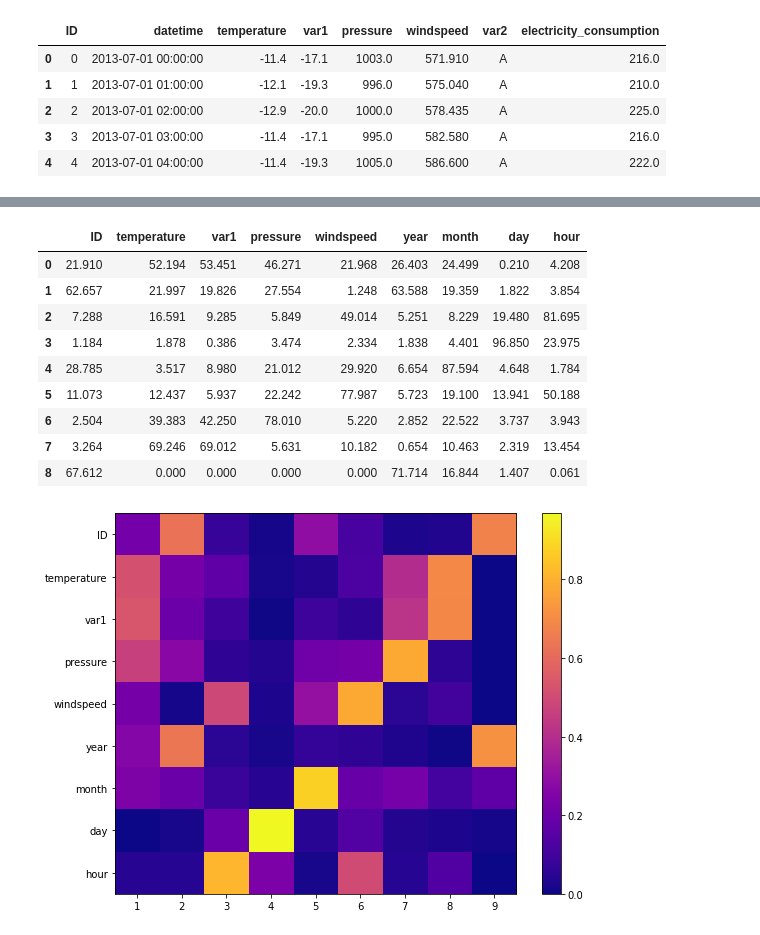
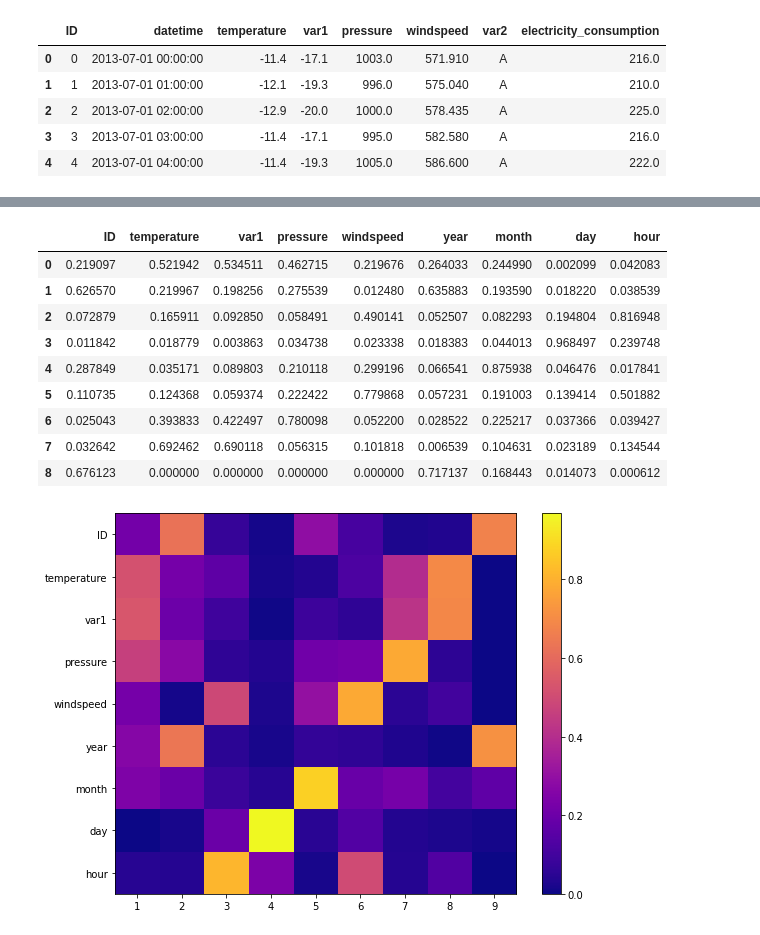
Before and after one commit to Gegori1/analisis-estadistico-multivariado, a Jupyter notebook: practica_4/PCA_energyforecast.ipynb, the cells around one changed output, grey strips where cells are left out. Drawn from its saved outputs; the diff is of its cells as text; code cells hidden in the pictures.

```diff
--- a/practica_4/PCA_energyforecast.ipynb
+++ b/practica_4/PCA_energyforecast.ipynb
@@ -22,2 +11,3 @@ import seaborn as sns
 # %%
-data = pd.read_csv("train.csv")
+# cargar datos
+data = pd.read_csv("energy_forecasting.csv")
@@ -150,14 +98,15 @@ pca.fit(scaled_data)
 pca_score=pd.DataFrame(data=pca.components_, columns=scaled_data.columns,)
 # %%
-pca_score.apply(lambda k: round(k.abs(), 5)*100)
+# Ponderación de los componentes principales (vectores propios)
+pca_score.apply(lambda k: round(k.abs(), 7))
 # %% [output]
 |  | ID | temperature | var1 | pressure | windspeed | year | month | day | hour |
-| 0 | 21.910 | 52.194 | 53.451 | 46.271 | 21.968 | 26.403 | 24.499 | 0.210 | 4.208 |
-| 1 | 62.657 | 21.997 | 19.826 | 27.554 | 1.248 | 63.588 | 19.359 | 1.822 | 3.854 |
-| 2 | 7.288 | 16.591 | 9.285 | 5.849 | 49.014 | 5.251 | 8.229 | 19.480 | 81.695 |
-| 3 | 1.184 | 1.878 | 0.386 | 3.474 | 2.334 | 1.838 | 4.401 | 96.850 | 23.975 |
-| 4 | 28.785 | 3.517 | 8.980 | 21.012 | 29.920 | 6.654 | 87.594 | 4.648 | 1.784 |
-| 5 | 11.073 | 12.437 | 5.937 | 22.242 | 77.987 | 5.723 | 19.100 | 13.941 | 50.188 |
-| 6 | 2.504 | 39.383 | 42.250 | 78.010 | 5.220 | 2.852 | 22.522 | 3.737 | 3.943 |
-| 7 | 3.264 | 69.246 | 69.012 | 5.631 | 10.182 | 0.654 | 10.463 | 2.319 | 13.454 |
-| 8 | 67.612 | 0.000 | 0.000 | 0.000 | 0.000 | 71.714 | 16.844 | 1.407 | 0.061 |
+| 0 | 0.219097 | 0.521942 | 0.534511 | 0.462715 | 0.219676 | 0.264033 | 0.244990 | 0.002099 | 0.042083 |
+| 1 | 0.626570 | 0.219967 | 0.198256 | 0.275539 | 0.012480 | 0.635883 | 0.193590 | 0.018220 | 0.038539 |
+| 2 | 0.072879 | 0.165911 | 0.092850 | 0.058491 | 0.490141 | 0.052507 | 0.082293 | 0.194804 | 0.816948 |
+| 3 | 0.011842 | 0.018779 | 0.003863 | 0.034738 | 0.023338 | 0.018383 | 0.044013 | 0.968497 | 0.239748 |
+| 4 | 0.287849 | 0.035171 | 0.089803 | 0.210118 | 0.299196 | 0.066541 | 0.875938 | 0.046476 | 0.017841 |
+| 5 | 0.110735 | 0.124368 | 0.059374 | 0.222422 | 0.779868 | 0.057231 | 0.191003 | 0.139414 | 0.501882 |
+| 6 | 0.025043 | 0.393833 | 0.422497 | 0.780098 | 0.052200 | 0.028522 | 0.225217 | 0.037366 | 0.039427 |
+| 7 | 0.032642 | 0.692462 | 0.690118 | 0.056315 | 0.101818 | 0.006539 | 0.104631 | 0.023189 | 0.134544 |
+| 8 | 0.676123 | 0.000000 | 0.000000 | 0.000000 | 0.000000 | 0.717137 | 0.168443 | 0.014073 | 0.000612 |
```
Also changed, not shown: parts of 17 cells of this notebook, 1 other file.
